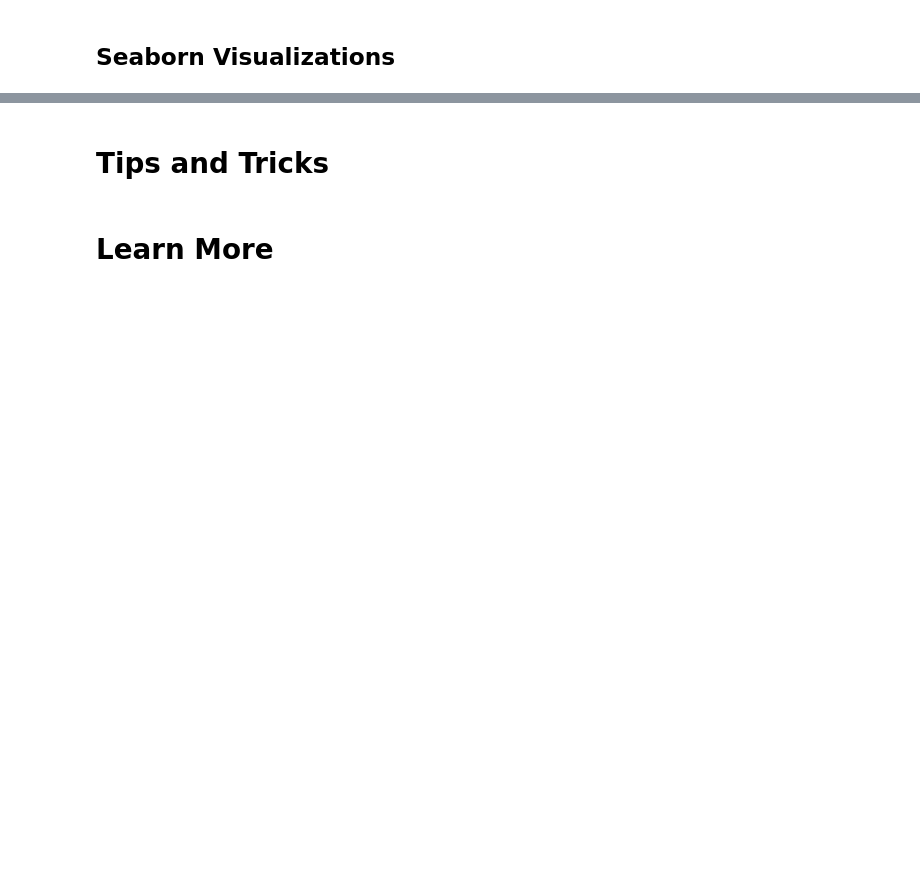
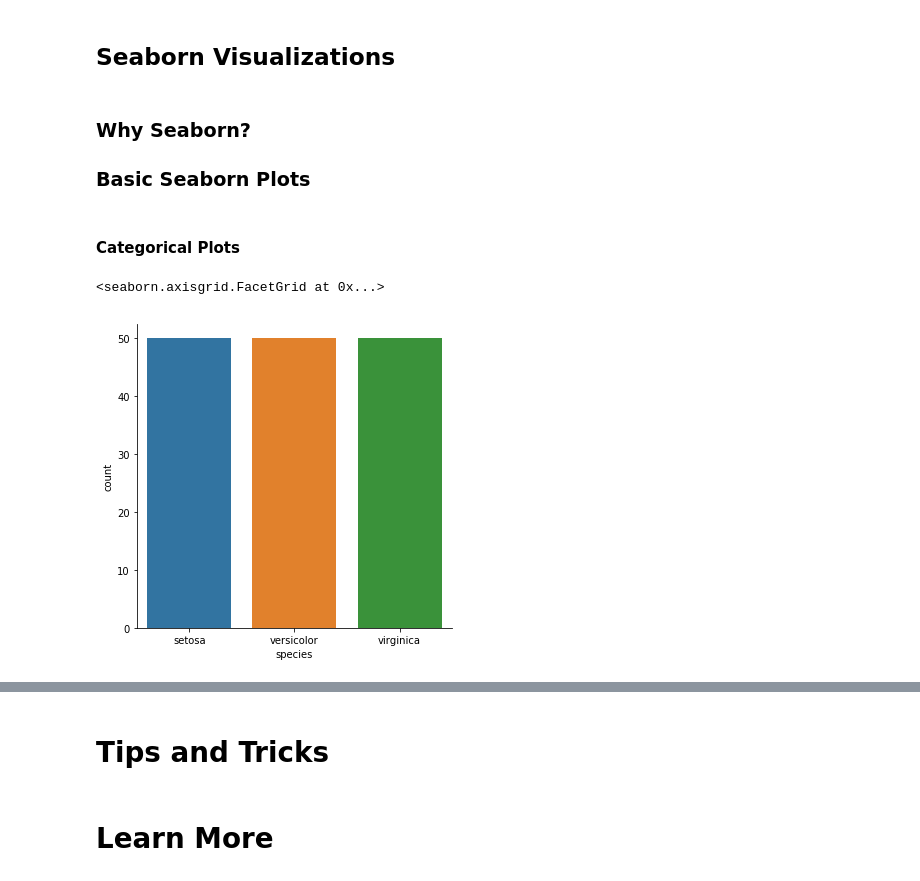
Before and after one commit to maxmelnick/analytics-python-intro, a Jupyter notebook: notebooks/Intro to Python Data Wrangling.ipynb, the cells around one changed output, grey strips where cells are left out. Drawn from its saved outputs; the diff is of its cells as text; code cells hidden in the pictures; blank space fills up the shorter version.

```diff
--- a/notebooks/Intro to Python Data Wrangling.ipynb
+++ b/notebooks/Intro to Python Data Wrangling.ipynb
@@ -233,0 +319,13 @@ Index(['Unnamed: 0', 'sepal_length', 'sepal_width', 'petal_length',
+# %% [markdown]
+### Why Seaborn?
+
+
+### Basic Seaborn Plots
+# %% [markdown]
+#### Categorical Plots
+# %%
+# Categorical Plot with count
+sns.catplot(x = 'species', kind="count", data=df)
+# %% [output]
+<seaborn.axisgrid.FacetGrid at 0x...>
+[figure, added]
```
Also changed, not shown: parts of 29 cells of this notebook.
